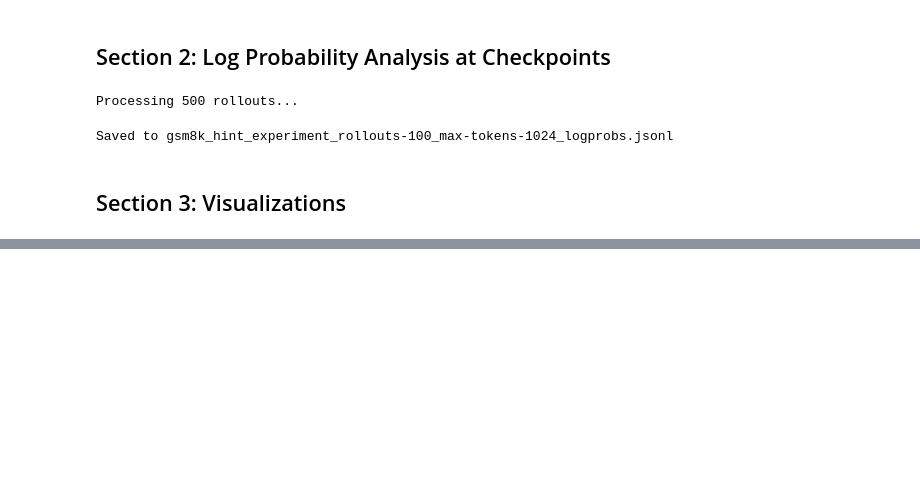
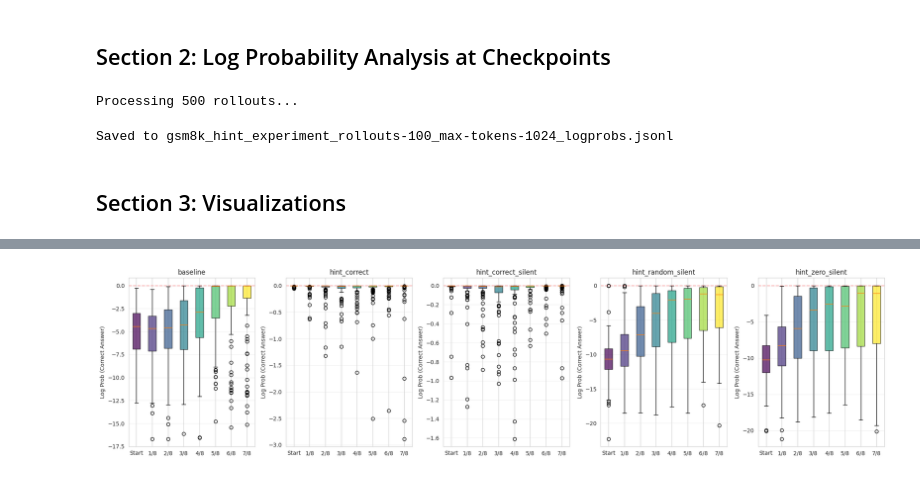
Before and after one commit to vrathi101/mats_10.0_app, a Jupyter notebook: gsm8k_hint_analysis.ipynb, the cells around one changed output, grey strips where cells are left out. Drawn from its saved outputs; the diff is of its cells as text; code cells hidden in the pictures; blank space fills up the shorter version.

```diff
--- a/gsm8k_hint_analysis.ipynb
+++ b/gsm8k_hint_analysis.ipynb
@@ -40,7 +40,7 @@ from openai import AsyncOpenAI
 load_dotenv()
 os.environ["HF_HOME"] = "/workspace/.cache/huggingface"
 # %%
-ROLLOUTS_FILE = "gsm8k_hint_experiment_rollouts-100_max-tokens-1024.jsonl"
+ROLLOUTS_FILE = "gsm8k_hint_experiment_n100_tok1024.jsonl"
 
 # Load rollouts
 rollouts = []
@@ -663,0 +637,98 @@ tok.encode("</think>")
+# %%
+# Visualization 3: Log prob by thinking region (averaged within regions)
+# Define 5 regions: start (0-1/8), 1/4 (1/8-3/8), 2/4 (3/8-5/8), 3/4 (5/8-7/8), end (7/8-1.0)
+# regions = [
+#     ("Start", 0.0, 0.125),      # 0/4: 0 to 1/8
+#     ("1/4", 0.125, 0.375),      # 1/4: 1/8 to 3/8
+#     ("2/4", 0.375, 0.625),      # 2/4: 3/8 to 5/8
+#     ("3/4", 0.625, 0.875),      # 3/4: 5/8 to 7/8
+#     ("End", 0.875, 1.0)         # 4/4: 7/8 to 1.0
+# ]
+# regions = [
+#     ("Start", 0.0, 1/12),        # 0 to 1/12
+#     ("1/6",   1/12, 3/12),       # 1/12 to 3/12
+#     ("2/6",   3/12, 5/12),       # 3/12 to 5/12
+#     ("3/6",   5/12, 7/12),       # 5/12 to 7/12
+#     ("4/6",   7/12, 9/12),       # 7/12 to 9/12
+#     ("5/6",   9/12, 11/12),      # 9/12 to 11/12
+#     ("End",   11/12, 1.0)        # 11/12 to 1.0
+# ]
+regions = [
+    ("Start", 0.0, 1/8),
+    ("1/8",   1/8, 2/8),
+    ("2/8",   2/8, 3/8),
+    ("3/8",   3/8, 4/8),
+    ("4/8",   4/8, 5/8),
+    ("5/8",   5/8, 6/8),
+    ("6/8",   6/8, 7/8),
+    ("7/8",   7/8, 8/8),
+]
+
+# Filter to within_think checkpoints only
+within_think = df[df["checkpoint_type"] == "within_think"].copy()
+
+# For each mode and each rollout, compute average logp_correct per region
+mode_region_data = {}
+modes = sorted(df["mode"].unique())
+
+for mode in modes:
+    mode_data = within_think[within_think["mode"] == mode]
+    if len(mode_data) == 0:
+        continue
+
+    region_avgs = {region_name: [] for region_name, _, _ in regions}
+
+    # Group by problem_idx (each rollout)
+    for problem_idx in mode_data["problem_idx"].unique():
+        rollout_data = mode_data[mode_data["problem_idx"] == problem_idx]
+
+        # For each region, average logp_correct values within that region
+        for region_name, region_start, region_end in regions:
+            region_mask = (rollout_data["checkpoint_frac"] >= region_start) & (rollout_data["checkpoint_frac"] < region_end)
+            region_values = rollout_data[region_mask]["logp_correct"]
+
+            if len(region_values) > 0:
+                region_avgs[region_name].append(region_values.mean())
+
+    mode_region_data[mode] = region_avgs
+
+# Create 5 plots (one per mode), each with 5 boxplots (one per region)
+fig, axes = plt.subplots(1, len(modes), figsize=(4*len(modes), 5))
+if len(modes) == 1:
+    axes = [axes]
+
+for idx, mode in enumerate(modes):
+    if mode not in mode_region_data:
+        continue
+
+    ax = axes[idx]
+    region_avgs = mode_region_data[mode]
+
+    # Prepare data for boxplot
+    boxplot_data = []
+    boxplot_labels = []
+
+    for region_name, _, _ in regions:
+        if len(region_avgs[region_name]) > 0:
+            boxplot_data.append(region_avgs[region_name])
+            boxplot_labels.append(region_name)
+
+    if len(boxplot_data) > 0:
+        bp = ax.boxplot(boxplot_data, labels=boxplot_labels, patch_artist=True)
+
+        # Color the boxes
+        colors = plt.cm.viridis(np.linspace(0, 1, len(boxplot_data)))
+        for patch, color in zip(bp["boxes"], colors):
+            patch.set_facecolor(color)
+            patch.set_alpha(0.7)
+
+        ax.set_ylabel("Log Prob (Correct Answer)")
+        ax.set_title(f"{mode}")
+        ax.grid(True, alpha=0.3, axis="y")
+        ax.axhline(y=0, color="r", linestyle="--", alpha=0.3)
+
+plt.tight_layout()
+plt.savefig("key_checkpoints_analysis.png", dpi=150, bbox_inches="tight")
+plt.show()
+# %% [output]
+[figure, added]
```
Also changed, not shown: parts of 8 cells of this notebook, 18 other files.
